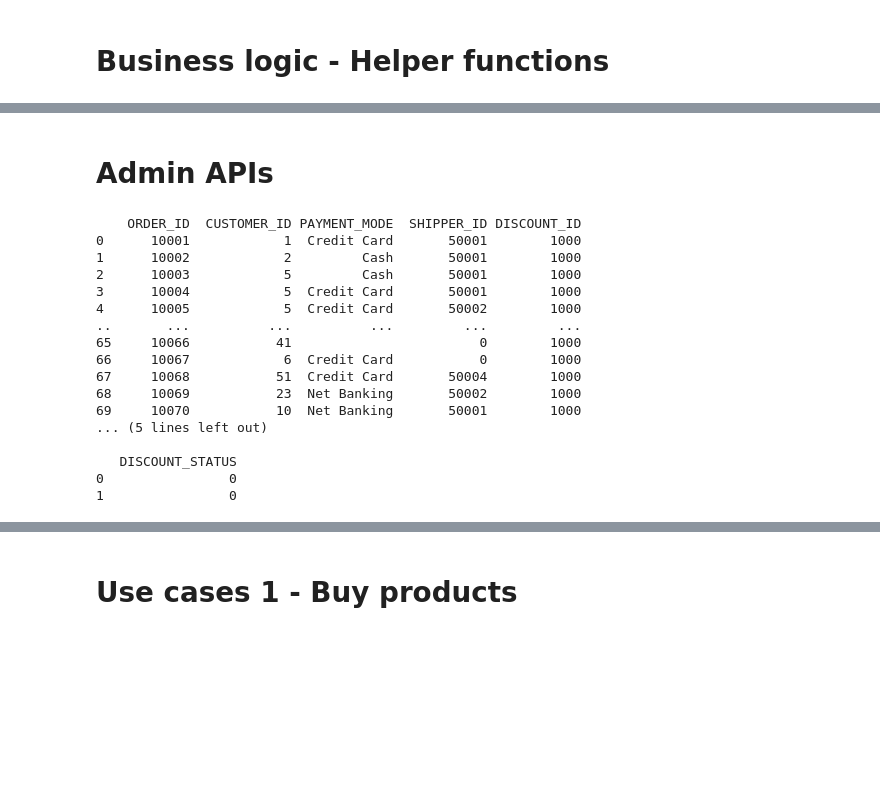
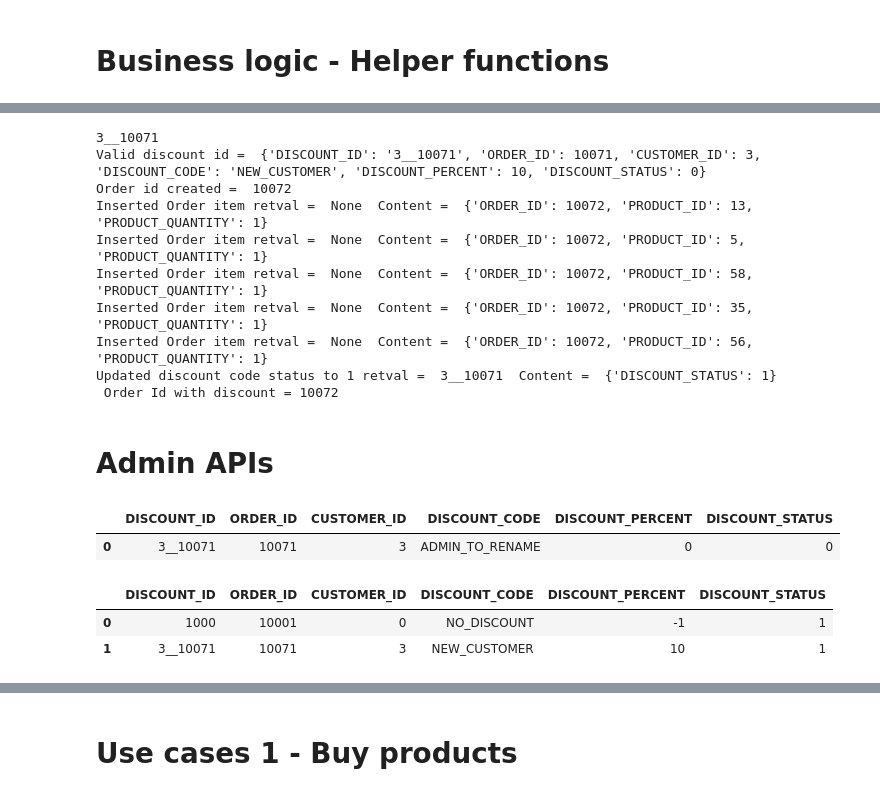
Before and after one commit to surnella/EStore, a Jupyter notebook: notebooks/EStore.ipynb, the cells around one changed output, grey strips where cells are left out. Drawn from its saved outputs; the diff is of its cells as text; code cells hidden in the pictures; blank space fills up the shorter version.

Commit message:
Purchase with and without discount is now working with APIs. EStore.ipynb has the testing code

```diff
--- a/notebooks/EStore.ipynb
+++ b/notebooks/EStore.ipynb
@@ -184,31 +171,44 @@ AttributeError: module 'db.constants' has no attribute 'shipid'
+# %%
+prt = PurchaseTransformer()
+discount_id = str(customer_id) + "__" + str(res)
+print(discount_id)
+res_with_d = prt.purchase_discounted_cart_items(customer_id, discount_id, debug=True)
+print( " Order Id with discount =", res_with_d)
+# %% [output]
+3__10071
+Valid discount id =  {'DISCOUNT_ID': '3__10071', 'ORDER_ID': 10071, 'CUSTOMER_ID': 3, 'DISCOUNT_CODE': 'NEW_CUSTOMER', 'DISCOUNT_PERCENT': 10, 'DISCOUNT_STATUS': 0}
+Order id created =  10072
+Inserted Order item retval =  None  Content =  {'ORDER_ID': 10072, 'PRODUCT_ID': 13, 'PRODUCT_QUANTITY': 1}
+Inserted Order item retval =  None  Content =  {'ORDER_ID': 10072, 'PRODUCT_ID': 5, 'PRODUCT_QUANTITY': 1}
+Inserted Order item retval =  None  Content =  {'ORDER_ID': 10072, 'PRODUCT_ID': 58, 'PRODUCT_QUANTITY': 1}
+Inserted Order item retval =  None  Content =  {'ORDER_ID': 10072, 'PRODUCT_ID': 35, 'PRODUCT_QUANTITY': 1}
+Inserted Order item retval =  None  Content =  {'ORDER_ID': 10072, 'PRODUCT_ID': 56, 'PRODUCT_QUANTITY': 1}
+Updated discount code status to 1 retval =  3__10071  Content =  {'DISCOUNT_STATUS': 1}
+ Order Id with discount = 10072
 # %% [markdown]
 # **Admin APIs**
 # %%
 def getPurchases():
     prt = PurchaseTransformer()
-    print(prt.list_all_orders())
+    return prt.list_all_orders()
 
-def getDiscounts():
+def getActiveDiscounts():
     dt = DiscountTransformer()
-    print(dt.list_all_codes())
+    return dt.list_active_codes()
 
-getPurchases()
-getDiscounts()
+def getAllDiscounts():
+    dt = DiscountTransformer()
+    return dt.list_all_codes()
-# %% [output]
-    ORDER_ID  CUSTOMER_ID PAYMENT_MODE  SHIPPER_ID DISCOUNT_ID
-0      10001            1  Credit Card       50001        1000
-1      10002            2         Cash       50001        1000
-2      10003            5         Cash       50001        1000
-3      10004            5  Credit Card       50001        1000
-4      10005            5  Credit Card       50002        1000
-..       ...          ...          ...         ...         ...
-65     10066           41                        0        1000
-66     10067            6  Credit Card           0        1000
-67     10068           51  Credit Card       50004        1000
-68     10069           23  Net Banking       50002        1000
-69     10070           10  Net Banking       50001        1000
-... (5 lines left out)
-
-   DISCOUNT_STATUS
-0                0
-1                0
+# %%
+df = getActiveDiscounts()
+df
+# %% [output]
+|  | DISCOUNT_ID | ORDER_ID | CUSTOMER_ID | DISCOUNT_CODE | DISCOUNT_PERCENT | DISCOUNT_STATUS |
+| 0 | 3__10071 | 10071 | 3 | ADMIN_TO_RENAME | 0 | 0 |
+# %%
+df = getAllDiscounts()
+df
+# %% [output]
+|  | DISCOUNT_ID | ORDER_ID | CUSTOMER_ID | DISCOUNT_CODE | DISCOUNT_PERCENT | DISCOUNT_STATUS |
+| 0 | 1000 | 10001 | 0 | NO_DISCOUNT | -1 | 1 |
+| 1 | 3__10071 | 10071 | 3 | NEW_CUSTOMER | 10 | 1 |
```
Also changed, not shown: parts of 8 cells of this notebook, 4 other files.
